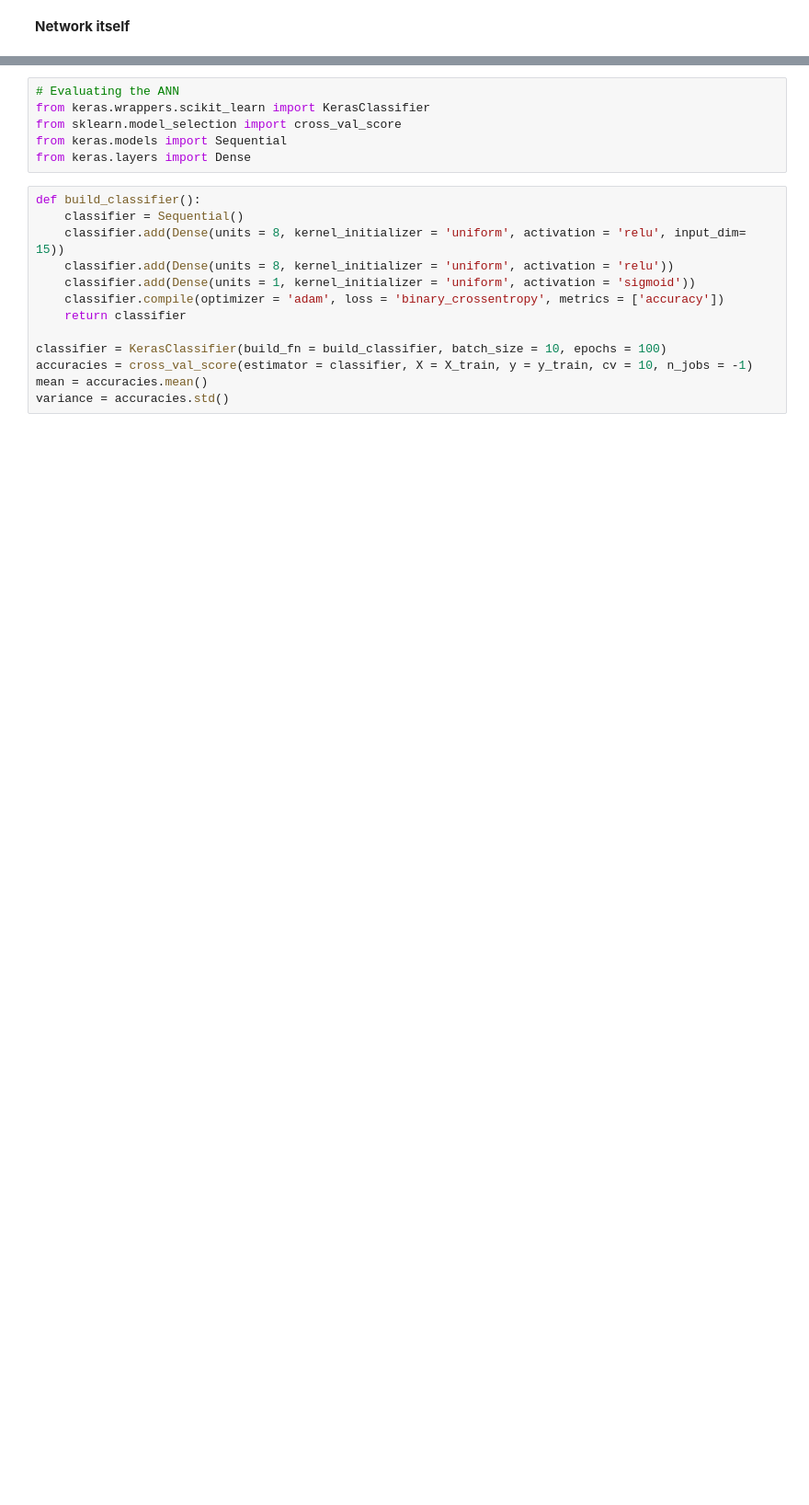
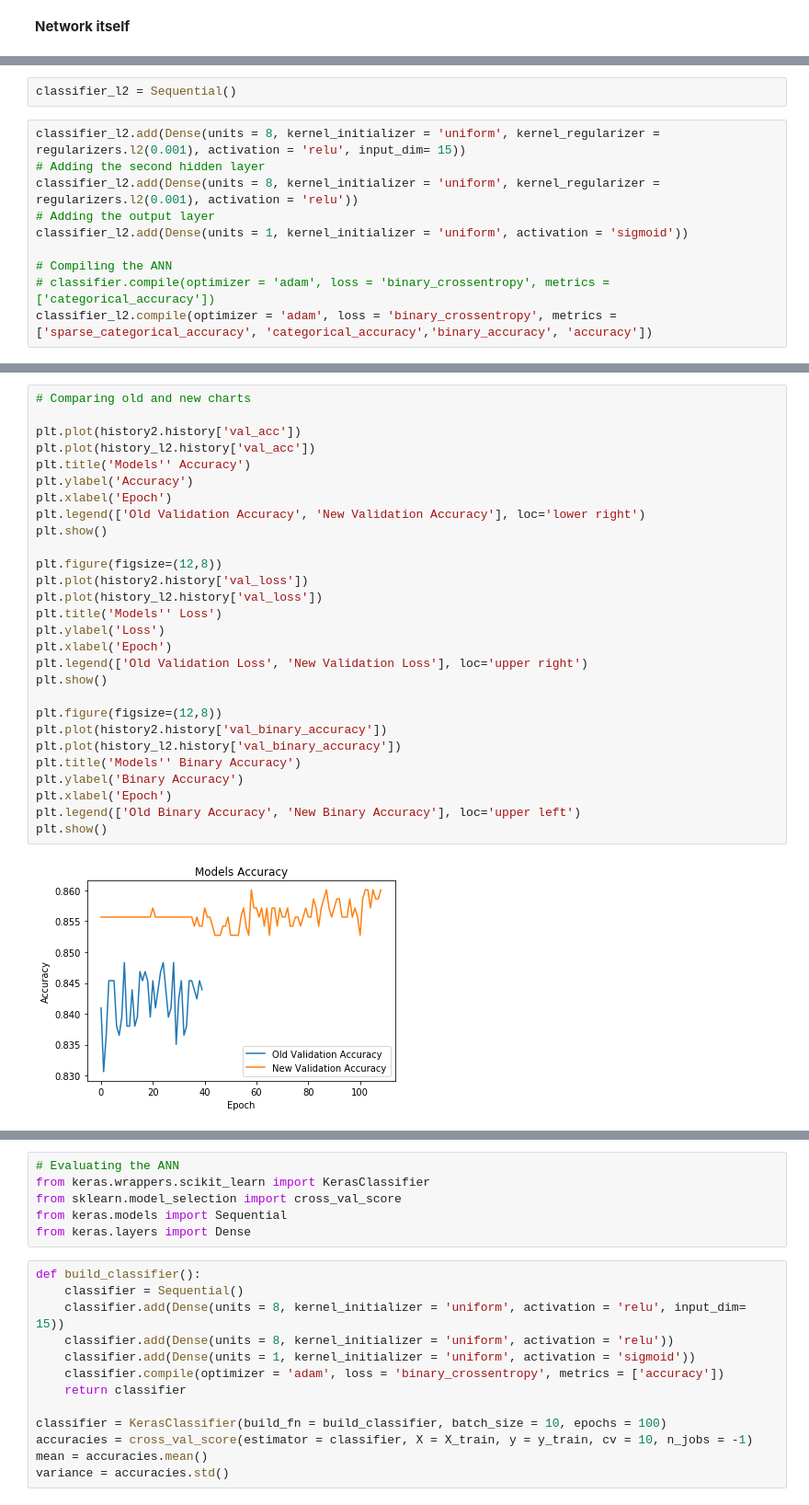
Before and after one commit to nastyh/Unbalanced-Dataset, a Jupyter notebook: Unbalanced_Dataset_NN.ipynb, the cells around one changed output, grey strips where cells are left out. Shown: that part at 92% size. Drawn from its saved outputs; the diff is of its cells as text; blank space fills up the shorter version.

```diff
--- a/Unbalanced_Dataset_NN.ipynb
+++ b/Unbalanced_Dataset_NN.ipynb
@@ -156,0 +226,12 @@ accuracy is: 0.8596698113207547
+# %%
+classifier_l2 = Sequential()
+# %%
+classifier_l2.add(Dense(units = 8, kernel_initializer = 'uniform', kernel_regularizer = regularizers.l2(0.001), activation = 'relu', input_dim= 15))
+# Adding the second hidden layer
+classifier_l2.add(Dense(units = 8, kernel_initializer = 'uniform', kernel_regularizer = regularizers.l2(0.001), activation = 'relu'))
+# Adding the output layer
+classifier_l2.add(Dense(units = 1, kernel_initializer = 'uniform', activation = 'sigmoid'))
+
+# Compiling the ANN
+# classifier.compile(optimizer = 'adam', loss = 'binary_crossentropy', metrics = ['categorical_accuracy'])
+classifier_l2.compile(optimizer = 'adam', loss = 'binary_crossentropy', metrics = ['sparse_categorical_accuracy', 'categorical_accuracy','binary_accuracy', 'accuracy'])
@@ -156,0 +268,30 @@ accuracy is: 0.8596698113207547
+# %%
+# Comparing old and new charts
+
+plt.plot(history2.history['val_acc'])
+plt.plot(history_l2.history['val_acc'])
+plt.title('Models'' Accuracy')
+plt.ylabel('Accuracy')
+plt.xlabel('Epoch')
+plt.legend(['Old Validation Accuracy', 'New Validation Accuracy'], loc='lower right')
+plt.show()
+
+plt.figure(figsize=(12,8))
+plt.plot(history2.history['val_loss'])
+plt.plot(history_l2.history['val_loss'])
+plt.title('Models'' Loss')
+plt.ylabel('Loss')
+plt.xlabel('Epoch')
+plt.legend(['Old Validation Loss', 'New Validation Loss'], loc='upper right')
+plt.show()
+
+plt.figure(figsize=(12,8))
+plt.plot(history2.history['val_binary_accuracy'])
+plt.plot(history_l2.history['val_binary_accuracy'])
+plt.title('Models'' Binary Accuracy')
+plt.ylabel('Binary Accuracy')
+plt.xlabel('Epoch')
+plt.legend(['Old Binary Accuracy', 'New Binary Accuracy'], loc='upper left')
+plt.show()
+# %% [output]
+[figure, added]
```
Also changed, not shown: parts of 64 cells of this notebook.
